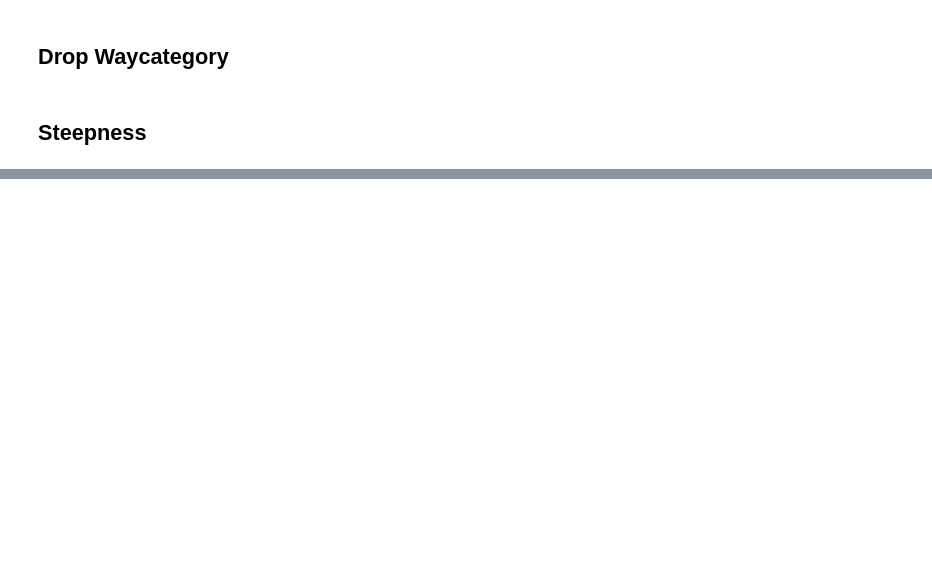
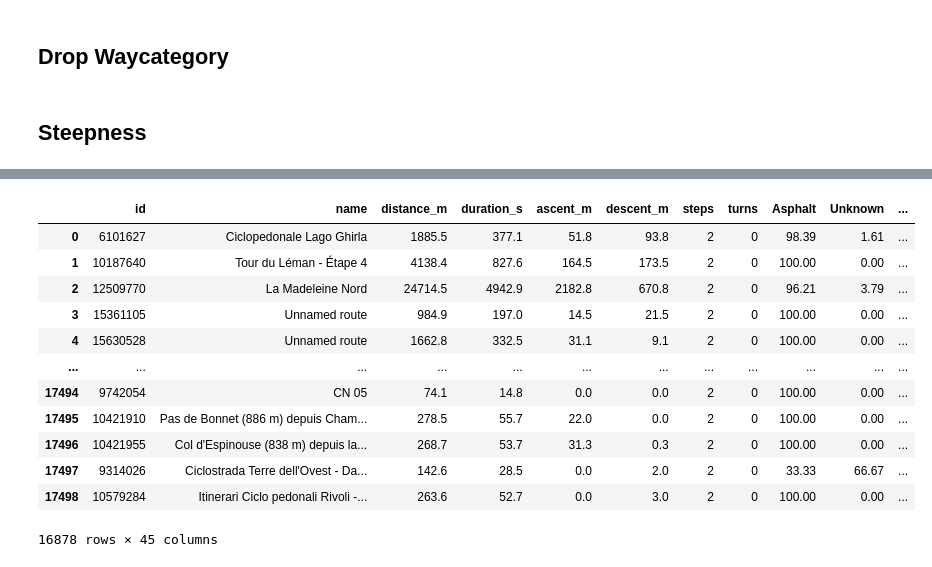
Before and after one commit to Eugle3/cycle_more, a Jupyter notebook: Notebooks/Data Processing/2).Data_processing_ Rob_day1.ipynb, the cells around one changed output, grey strips where cells are left out. Cells and saved outputs as stored; diff of their text form; code cells hidden in the pictures; blank space fills up the shorter version.

```diff
--- a/Notebooks/Data_processing_ Rob_day1.ipynb
+++ b/Notebooks/Data Processing/2).Data_processing_ Rob_day1.ipynb
@@ -252 +240,17 @@ df.shape
+# %%
+df
+# %% [output]
+|  | id | name | distance_m | duration_s | ascent_m | descent_m | steps | turns | Asphalt | Unknown | ... |
+| 0 | 6101627 | Ciclopedonale Lago Ghirla | 1885.5 | 377.1 | 51.8 | 93.8 | 2 | 0 | 98.39 | 1.61 | ... |
+| 1 | 10187640 | Tour du Léman - Étape 4 | 4138.4 | 827.6 | 164.5 | 173.5 | 2 | 0 | 100.00 | 0.00 | ... |
+| 2 | 12509770 | La Madeleine Nord | 24714.5 | 4942.9 | 2182.8 | 670.8 | 2 | 0 | 96.21 | 3.79 | ... |
+| 3 | 15361105 | Unnamed route | 984.9 | 197.0 | 14.5 | 21.5 | 2 | 0 | 100.00 | 0.00 | ... |
+| 4 | 15630528 | Unnamed route | 1662.8 | 332.5 | 31.1 | 9.1 | 2 | 0 | 100.00 | 0.00 | ... |
+| ... | ... | ... | ... | ... | ... | ... | ... | ... | ... | ... | ... |
+| 17494 | 9742054 | CN 05 | 74.1 | 14.8 | 0.0 | 0.0 | 2 | 0 | 100.00 | 0.00 | ... |
+| 17495 | 10421910 | Pas de Bonnet (886 m) depuis Cham... | 278.5 | 55.7 | 22.0 | 0.0 | 2 | 0 | 100.00 | 0.00 | ... |
+| 17496 | 10421955 | Col d'Espinouse (838 m) depuis la... | 268.7 | 53.7 | 31.3 | 0.3 | 2 | 0 | 100.00 | 0.00 | ... |
+| 17497 | 9314026 | Ciclostrada Terre dell'Ovest - Da... | 142.6 | 28.5 | 0.0 | 2.0 | 2 | 0 | 33.33 | 66.67 | ... |
+| 17498 | 10579284 | Itinerari Ciclo pedonali Rivoli -... | 263.6 | 52.7 | 0.0 | 3.0 | 2 | 0 | 100.00 | 0.00 | ... |
+16878 rows × 45 columns
 # %%
```
Also changed, not shown: parts of 10 cells of this notebook, 9 other files.
